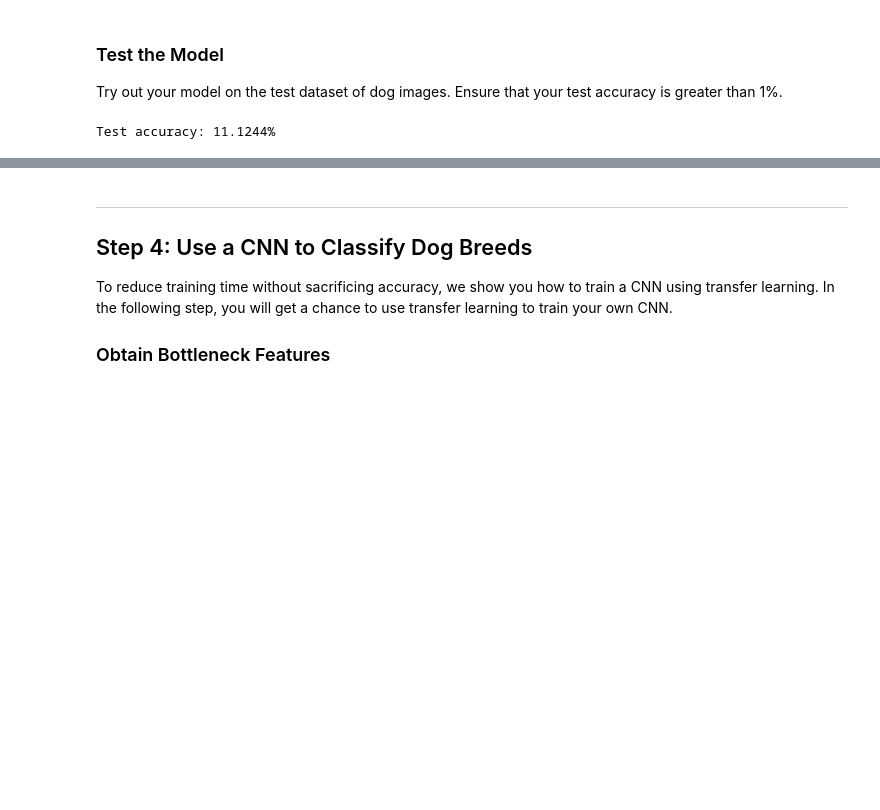
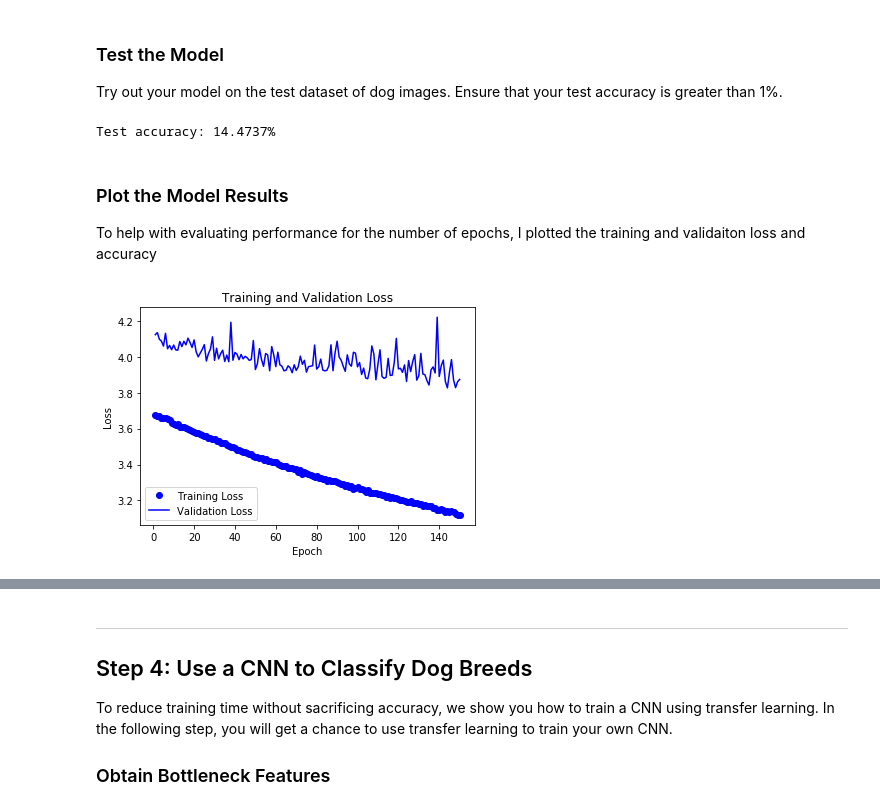
Before and after one commit to krismatson/dog-project, a Jupyter notebook: dog_app.ipynb, the cells around one changed output, grey strips where cells are left out. Cells and saved outputs as stored; diff of their text form; code cells hidden in the pictures; blank space fills up the shorter version.

```diff
--- a/dog_app.ipynb
+++ b/dog_app.ipynb
@@ -504,14 +501,19 @@ from keras.callbacks import ModelCheckpoint
 
 ### TODO: specify the number of epochs that you would like to use to train the model.
 
-epochs = 100
+# at 93 epochs the val loss did not improve and the test accuracy was 14%
+# at 120 epocks the val loss continued to improve but test acc was 12%
+# at 150 the val loss did not improve after 133 epochs and the test accuracy was 15%
+epochs = 150
+
+# NOTE: I added a history var below to save the model stats
 
 ### Do NOT modify the code below this line.
 
 checkpointer = ModelCheckpoint(filepath='saved_models/weights.best.from_scratch.hdf5',
                                verbose=1, save_best_only=True)
 
-model.fit(train_tensors, train_targets,
+history = model.fit(train_tensors, train_targets,
           validation_data=(valid_tensors, valid_targets),
           epochs=epochs, batch_size=20, callbacks=[checkpointer], verbose=1)
 # %% [output]
@@ -549,4 +550,32 @@ dog_breed_predictions = [np.argmax(model.predict(np.expand_dims(tensor, axis=0))
 test_accuracy = 100*np.sum(np.array(dog_breed_predictions)==np.argmax(test_targets, axis=1))/len(dog_breed_predictions)
 print('Test accuracy: %.4f%%' % test_accuracy)
 # %% [output]
-Test accuracy: 11.1244%
+Test accuracy: 14.4737%
+# %% [markdown]
+### Plot the Model Results
+
+To help with evaluating performance for the number of epochs, I plotted the training and validaiton loss and accuracy
+# %%
+# plot the training and validation metrics
+import matplotlib.pyplot as plt
+
+def plot_train_loss(history):
+    history_dict = history.history
+    loss_vals = history_dict['loss']
+    val_loss_vals = history_dict['val_loss']
+
+    # epoch num on x-axis
+    epochs = range(1, len(loss_vals)+1)
+
+    plt.plot(epochs, loss_vals, 'bo', label='Training Loss')
+    plt.plot(epochs, val_loss_vals, 'b', label='Validation Loss')
+    plt.title('Training and Validation Loss')
+    plt.xlabel('Epoch')
+    plt.ylabel('Loss')
+    plt.legend()
+
+    plt.show()
+
+plot_train_loss(history)
+# %% [output]
+[figure, added]
```
Also changed, not shown: parts of 24 cells of this notebook.
